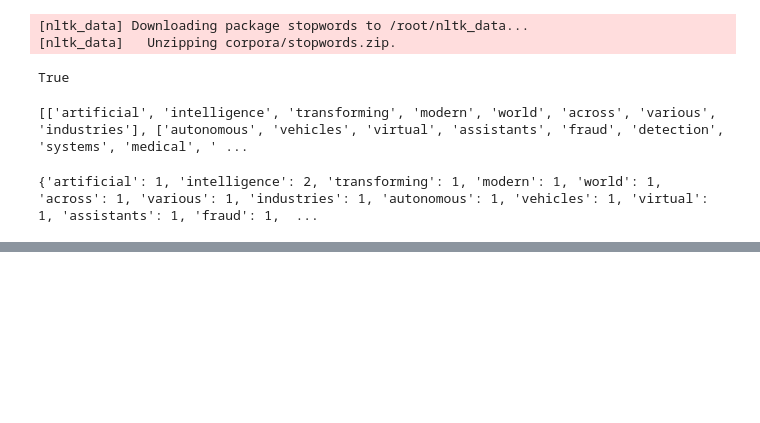
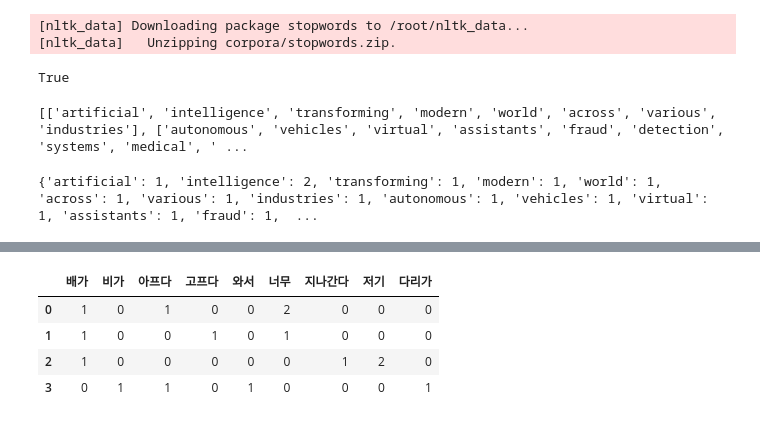
Before and after one commit to junwoochoi33/NLPPractice, a Jupyter notebook: nlp_01_practice_02.ipynb, the cells around one changed output, grey strips where cells are left out. Saved outputs shown, nothing was run; the diff lists cells and outputs as text; code cells hidden in the pictures; blank space fills up the shorter version.

```diff
--- a/nlp_01_practice_02.ipynb
+++ b/nlp_01_practice_02.ipynb
@@ -67,0 +259,9 @@ print(vocabulary)
+# %%
+documents = [
+    "배가 너무 너무 아프다",
+    "배가 너무 고프다",
+    "저기 저기 배가 지나간다",
+    "비가 와서 다리가 아프다"
+]
+# %%
+vocabulary = list(set(w for doc in documents for w in doc.split()))
@@ -67,0 +274,5 @@ print(vocabulary)
+# %%
+num_documents = len(documents)
+# %%
+def tf(t, d):
+  return d.count(t)
@@ -67,0 +288,19 @@ print(vocabulary)
+# %%
+import pandas as pd
+
+result = []
+for i in range(num_documents):
+  result.append([])
+  d = documents[i]
+  for j in range(len(vocabulary)):
+    t = vocabulary[j]
+    result[-1].append(tf(t, d))
+
+term_frequency = pd.DataFrame(result, columns=vocabulary)
+term_frequency
+# %% [output]
+|  | 배가 | 비가 | 아프다 | 고프다 | 와서 | 너무 | 지나간다 | 저기 | 다리가 |
+| 0 | 1 | 0 | 1 | 0 | 0 | 2 | 0 | 0 | 0 |
+| 1 | 1 | 0 | 0 | 1 | 0 | 1 | 0 | 0 | 0 |
+| 2 | 1 | 0 | 0 | 0 | 0 | 0 | 1 | 2 | 0 |
+| 3 | 0 | 1 | 1 | 0 | 1 | 0 | 0 | 0 | 1 |
```
Also changed, not shown: parts of 34 cells of this notebook.
